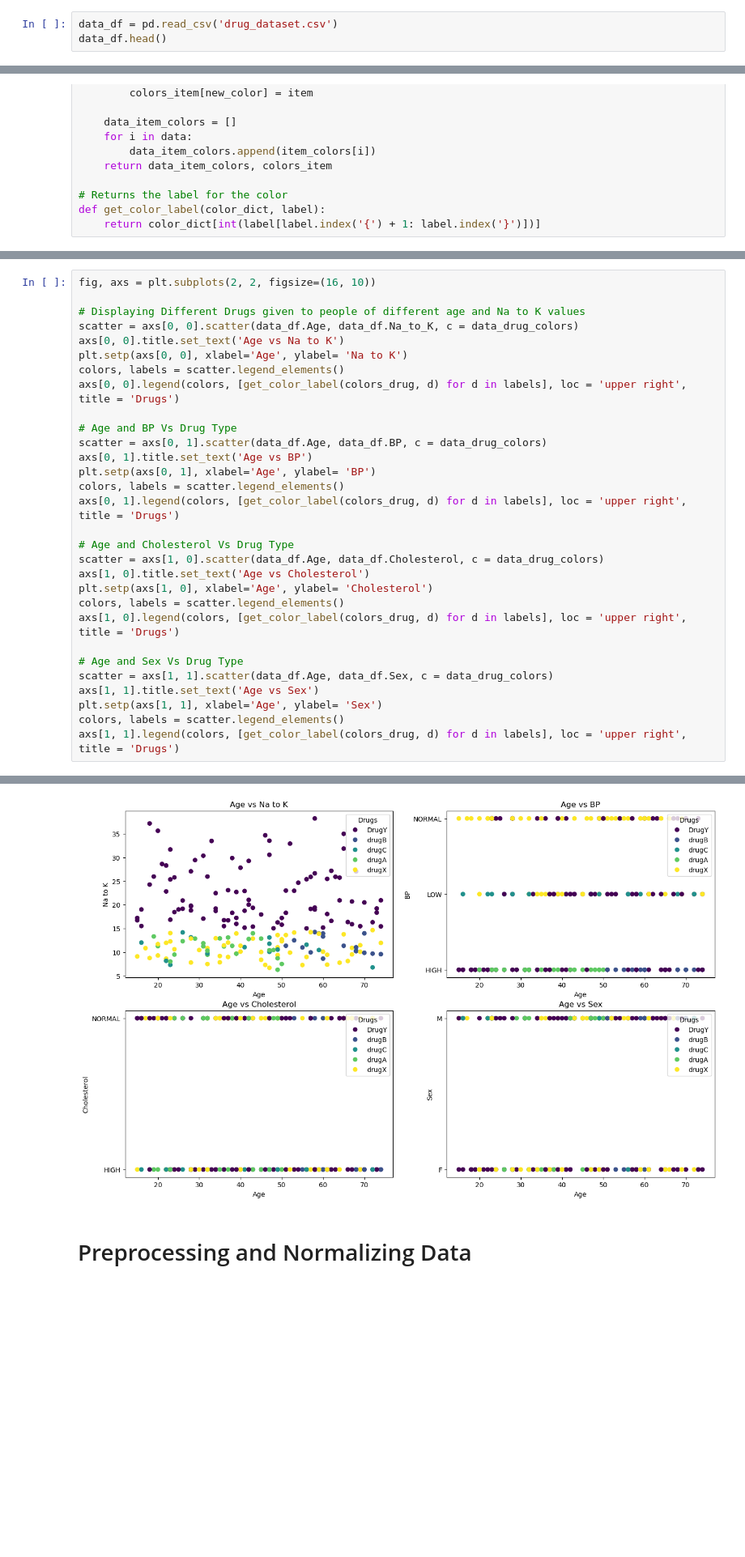
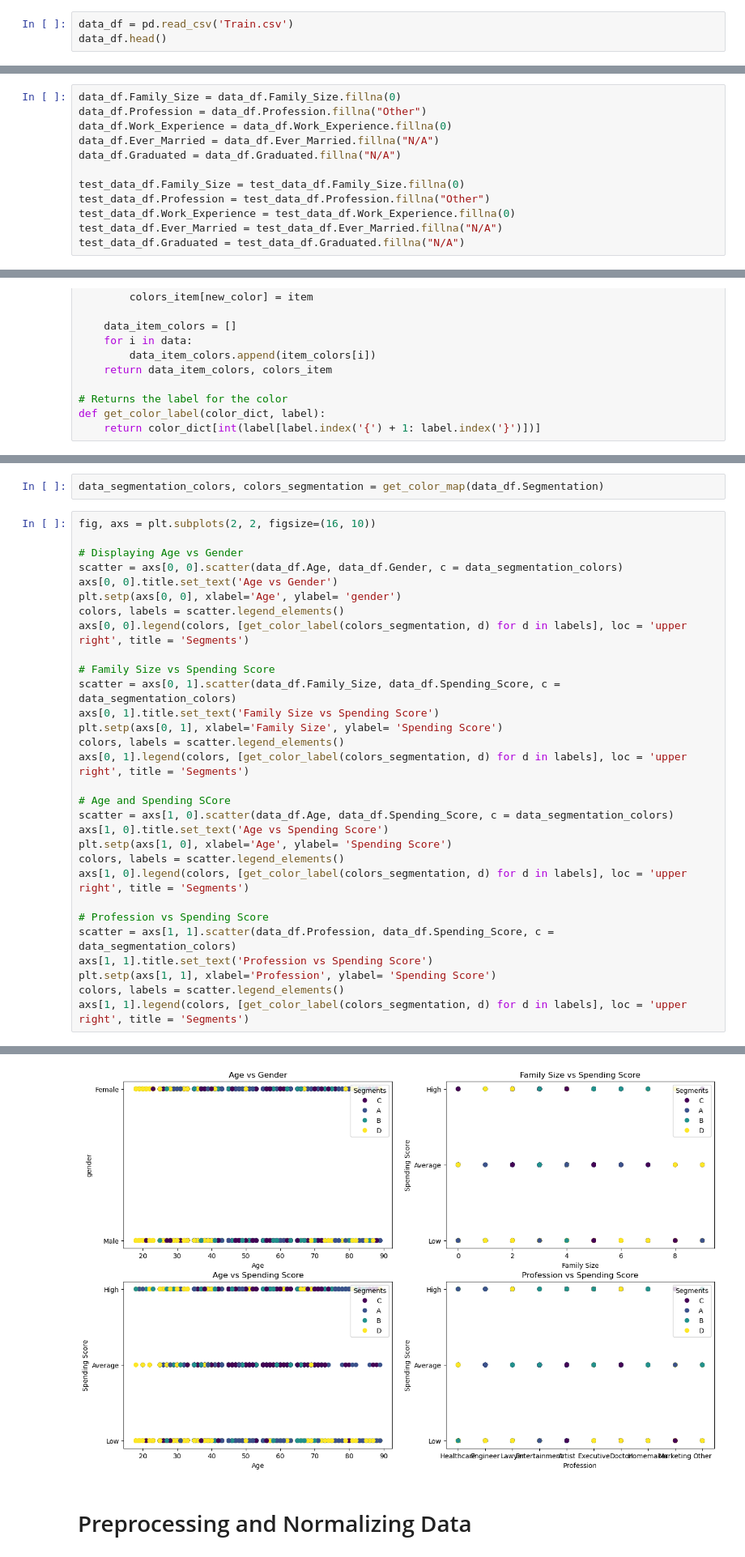
Before and after one commit to AsimWattoo/CustomerSegmentationPython, a Jupyter notebook: Index.ipynb, the cells around one changed output, grey strips where cells are left out. Shown at 81% size. Cells and saved outputs as stored; diff of their text form; blank space fills up the shorter version.

```diff
--- a/Index.ipynb
+++ b/Index.ipynb
@@ -7,6 +7,6 @@ import seaborn as sns
 # %% [markdown]
 # Reading Data
 # %%
-data_df = pd.read_csv('drug_dataset.csv')
+data_df = pd.read_csv('Train.csv')
 data_df.head()
 # %% [output]
@@ -19,3 +29,15 @@ data_df.head()
+# %%
+data_df.Family_Size = data_df.Family_Size.fillna(0)
+data_df.Profession = data_df.Profession.fillna("Other")
+data_df.Work_Experience = data_df.Work_Experience.fillna(0)
+data_df.Ever_Married = data_df.Ever_Married.fillna("N/A")
+data_df.Graduated = data_df.Graduated.fillna("N/A")
+
+test_data_df.Family_Size = test_data_df.Family_Size.fillna(0)
+test_data_df.Profession = test_data_df.Profession.fillna("Other")
+test_data_df.Work_Experience = test_data_df.Work_Experience.fillna(0)
+test_data_df.Ever_Married = test_data_df.Ever_Married.fillna("N/A")
+test_data_df.Graduated = test_data_df.Graduated.fillna("N/A")
 # %% [markdown]
 # Visualizing Data
 # %%
@@ -44,36 +64,38 @@ data_drug_colors, colors_drug = get_color_map(data_df.Drug)
+# %%
+data_segmentation_colors, colors_segmentation = get_color_map(data_df.Segmentation)
 # %%
 fig, axs = plt.subplots(2, 2, figsize=(16, 10))
 
-# Displaying Different Drugs given to people of different age and Na to K values
-scatter = axs[0, 0].scatter(data_df.Age, data_df.Na_to_K, c = data_drug_colors)
-axs[0, 0].title.set_text('Age vs Na to K')
-plt.setp(axs[0, 0], xlabel='Age', ylabel= 'Na to K')
+# Displaying Age vs Gender
+scatter = axs[0, 0].scatter(data_df.Age, data_df.Gender, c = data_segmentation_colors)
+axs[0, 0].title.set_text('Age vs Gender')
+plt.setp(axs[0, 0], xlabel='Age', ylabel= 'gender')
 colors, labels = scatter.legend_elements()
-axs[0, 0].legend(colors, [get_color_label(colors_drug, d) for d in labels], loc = 'upper right', title = 'Drugs')
+axs[0, 0].legend(colors, [get_color_label(colors_segmentation, d) for d in labels], loc = 'upper right', title = 'Segments')
 
-# Age and BP Vs Drug Type
-scatter = axs[0, 1].scatter(data_df.Age, data_df.BP, c = data_drug_colors)
-axs[0, 1].title.set_text('Age vs BP')
-plt.setp(axs[0, 1], xlabel='Age', ylabel= 'BP')
+# Family Size vs Spending Score
+scatter = axs[0, 1].scatter(data_df.Family_Size, data_df.Spending_Score, c = data_segmentation_colors)
+axs[0, 1].title.set_text('Family Size vs Spending Score')
+plt.setp(axs[0, 1], xlabel='Family Size', ylabel= 'Spending Score')
 colors, labels = scatter.legend_elements()
-axs[0, 1].legend(colors, [get_color_label(colors_drug, d) for d in labels], loc = 'upper right', title = 'Drugs')
+axs[0, 1].legend(colors, [get_color_label(colors_segmentation, d) for d in labels], loc = 'upper right', title = 'Segments')
 
-# Age and Cholesterol Vs Drug Type
-scatter = axs[1, 0].scatter(data_df.Age, data_df.Cholesterol, c = data_drug_colors)
-axs[1, 0].title.set_text('Age vs Cholesterol')
-plt.setp(axs[1, 0], xlabel='Age', ylabel= 'Cholesterol')
+# Age and Spending SCore
+scatter = axs[1, 0].scatter(data_df.Age, data_df.Spending_Score, c = data_segmentation_colors)
+axs[1, 0].title.set_text('Age vs Spending Score')
+plt.setp(axs[1, 0], xlabel='Age', ylabel= 'Spending Score')
 colors, labels = scatter.legend_elements()
-axs[1, 0].legend(colors, [get_color_label(colors_drug, d) for d in labels], loc = 'upper right', title = 'Drugs')
+axs[1, 0].legend(colors, [get_color_label(colors_segmentation, d) for d in labels], loc = 'upper right', title = 'Segments')
 
-# Age and Sex Vs Drug Type
-scatter = axs[1, 1].scatter(data_df.Age, data_df.Sex, c = data_drug_colors)
-axs[1, 1].title.set_text('Age vs Sex')
-plt.setp(axs[1, 1], xlabel='Age', ylabel= 'Sex')
+# Profession vs Spending Score
+scatter = axs[1, 1].scatter(data_df.Profession, data_df.Spending_Score, c = data_segmentation_colors)
+axs[1, 1].title.set_text('Profession vs Spending Score')
+plt.setp(axs[1, 1], xlabel='Profession', ylabel= 'Spending Score')
 colors, labels = scatter.legend_elements()
-axs[1, 1].legend(colors, [get_color_label(colors_drug, d) for d in labels], loc = 'upper right', title = 'Drugs')
+axs[1, 1].legend(colors, [get_color_label(colors_segmentation, d) for d in labels], loc = 'upper right', title = 'Segments')
 # %% [output]
 <matplotlib.legend.Legend at 0x...>
-[figure, old version]
+[figure, new version]
 # %% [markdown]
 # Preprocessing and Normalizing Data
 # %%
```
Also changed, not shown: parts of 16 cells of this notebook, 3 other files.
